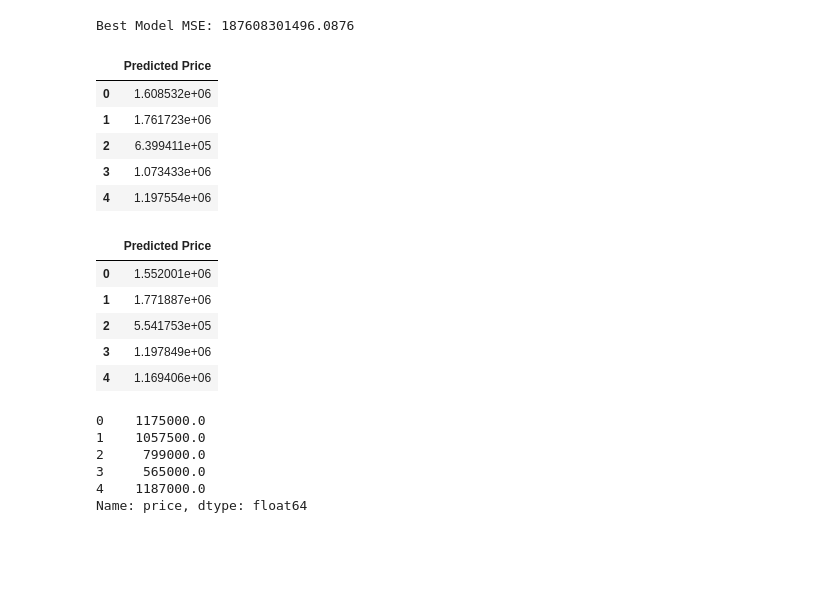
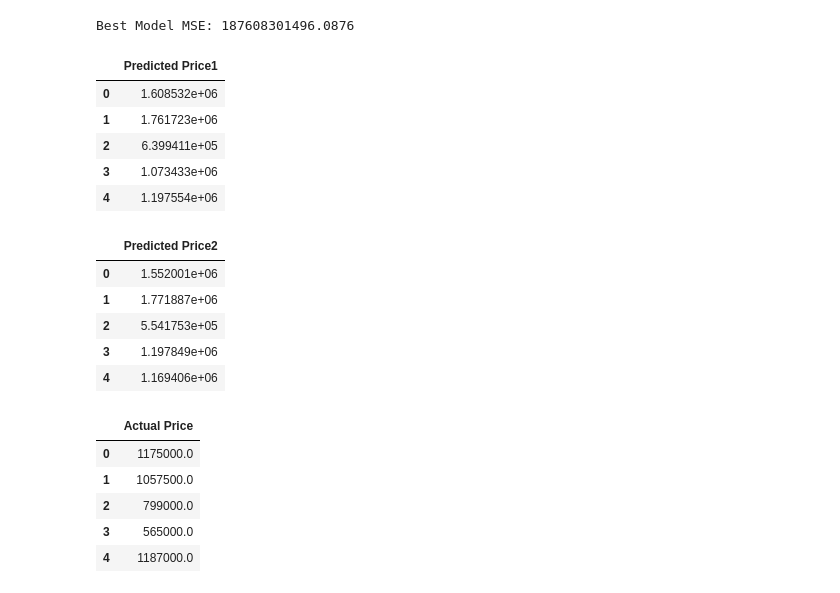
Before and after one commit to MedCoder001/Seattle_Home_Prices_Prediction, a Jupyter notebook: Seattle_Home_Prices_Prediction.ipynb, the cells around one changed output. Drawn from its saved outputs; the diff is of its cells as text; code cells hidden in the pictures; blank space fills up the shorter version.

```diff
--- a/Seattle_Home_Prices_Prediction.ipynb
+++ b/Seattle_Home_Prices_Prediction.ipynb
@@ -452,32 +452,32 @@ print("Best Model MSE:", mse)
 # %% [output]
 Best Model MSE: 187608301496.0876
 # %%
-y_hat_df = pd.DataFrame(y_hat, columns=['Predicted Price'])
+y_hat_df = pd.DataFrame(y_hat, columns=['Predicted Price1'])
 y_hat_df.head()
 # %% [output]
-|  | Predicted Price |
+|  | Predicted Price1 |
 | 0 | 1.608532e+06 |
 | 1 | 1.761723e+06 |
 | 2 | 6.399411e+05 |
 | 3 | 1.073433e+06 |
 | 4 | 1.197554e+06 |
 # %%
-y_pred_df = pd.DataFrame(y_pred, columns=['Predicted Price'])
+y_pred_df = pd.DataFrame(y_pred, columns=['Predicted Price2'])
 y_pred_df.head()
 # %% [output]
-|  | Predicted Price |
+|  | Predicted Price2 |
 | 0 | 1.552001e+06 |
 | 1 | 1.771887e+06 |
 | 2 | 5.541753e+05 |
 | 3 | 1.197849e+06 |
 | 4 | 1.169406e+06 |
-# %%
-y_test_df = df_test['price']
-y_test_df.head()
-# %% [output]
-0    1175000.0
-1    1057500.0
-2     799000.0
-3     565000.0
-4    1187000.0
-Name: price, dtype: float64
+# %%
+y_test_df = pd.DataFrame(y, columns=['Actual Price'])
+y_test_df.head()
+# %% [output]
+|  | Actual Price |
+| 0 | 1175000.0 |
+| 1 | 1057500.0 |
+| 2 | 799000.0 |
+| 3 | 565000.0 |
+| 4 | 1187000.0 |
```
Also changed, not shown: parts of 13 cells of this notebook.
